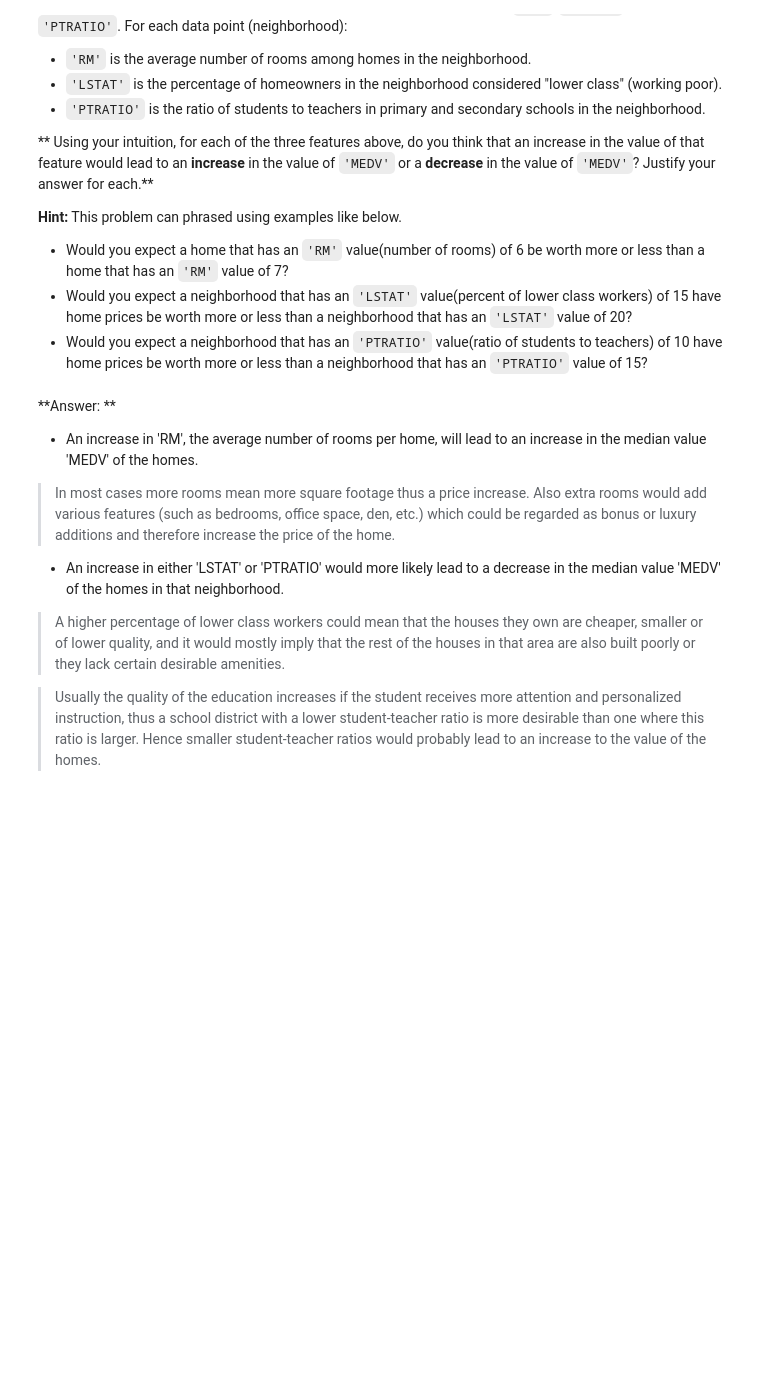
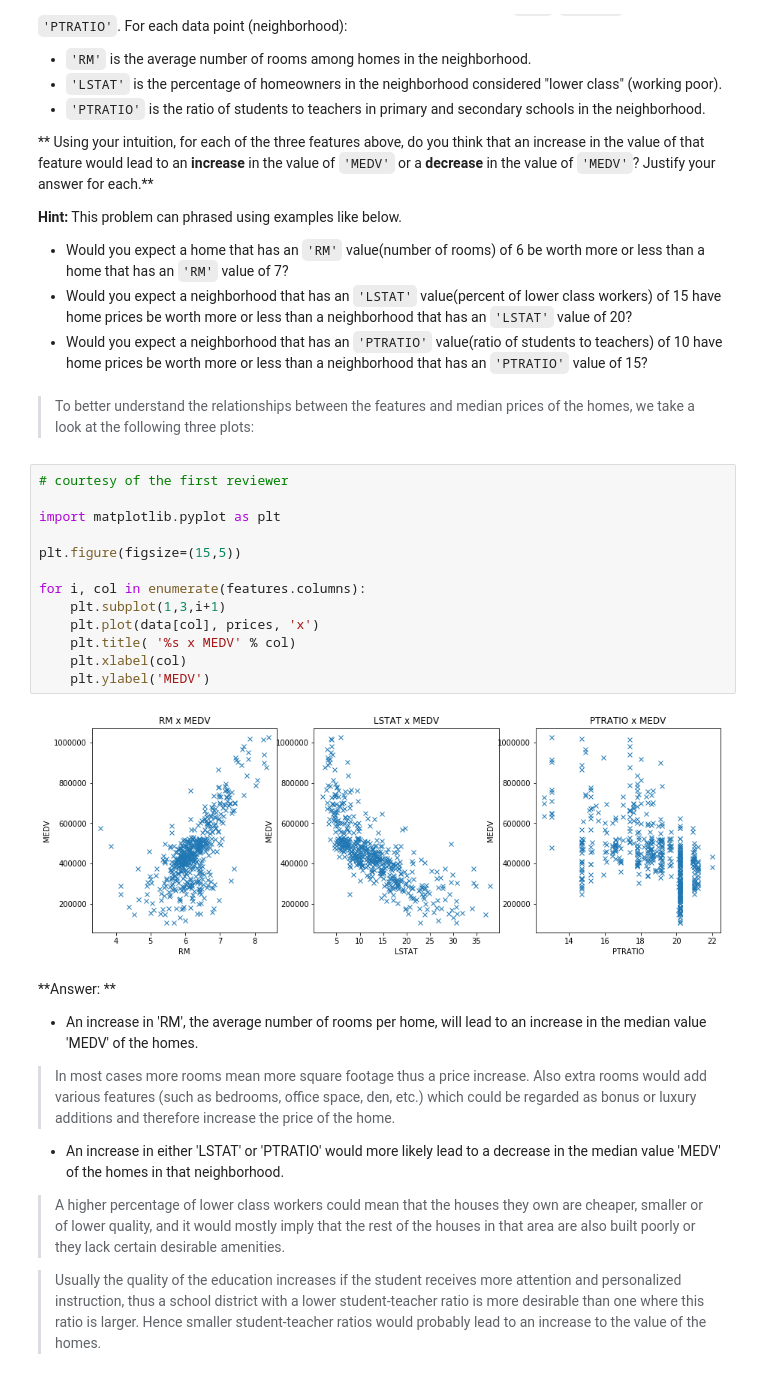
Before and after one commit to SolanaO/boston_housing, a Jupyter notebook: boston_housing.ipynb, the cells around one changed output. Cells and saved outputs as stored; diff of their text form; blank space fills up the shorter version.

Commit message:
Add files via upload
Update according to the first reviewer's suggestions.

```diff
--- a/boston_housing.ipynb
+++ b/boston_housing.ipynb
@@ -97,6 +97,23 @@ As a reminder, we are using three features from the Boston housing dataset: `'RM
 * Would you expect a home that has an `'RM'` value(number of rooms) of 6 be worth more or less than a home that has an `'RM'` value of 7?
 * Would you expect a neighborhood that has an `'LSTAT'` value(percent of lower class workers) of 15 have home prices be worth more or less than a neighborhood that has an `'LSTAT'` value of 20?
 * Would you expect a neighborhood that has an `'PTRATIO'` value(ratio of students to teachers) of 10 have home prices be worth more or less than a neighborhood that has an `'PTRATIO'` value of 15?
+# %% [markdown]
+>To better understand the relationships between the features and median prices of the homes, we take a look at the following three plots:
+# %%
+# courtesy of the first reviewer
+
+import matplotlib.pyplot as plt
+
+plt.figure(figsize=(15,5))
+
+for i, col in enumerate(features.columns):
+    plt.subplot(1,3,i+1)
+    plt.plot(data[col], prices, 'x')
+    plt.title( '%s x MEDV' % col)
+    plt.xlabel(col)
+    plt.ylabel('MEDV')
+# %% [output]
+[figure, added]
 # %% [markdown]
 **Answer: **
 
```
Also changed, not shown: parts of 10 cells of this notebook, 1 other file.
